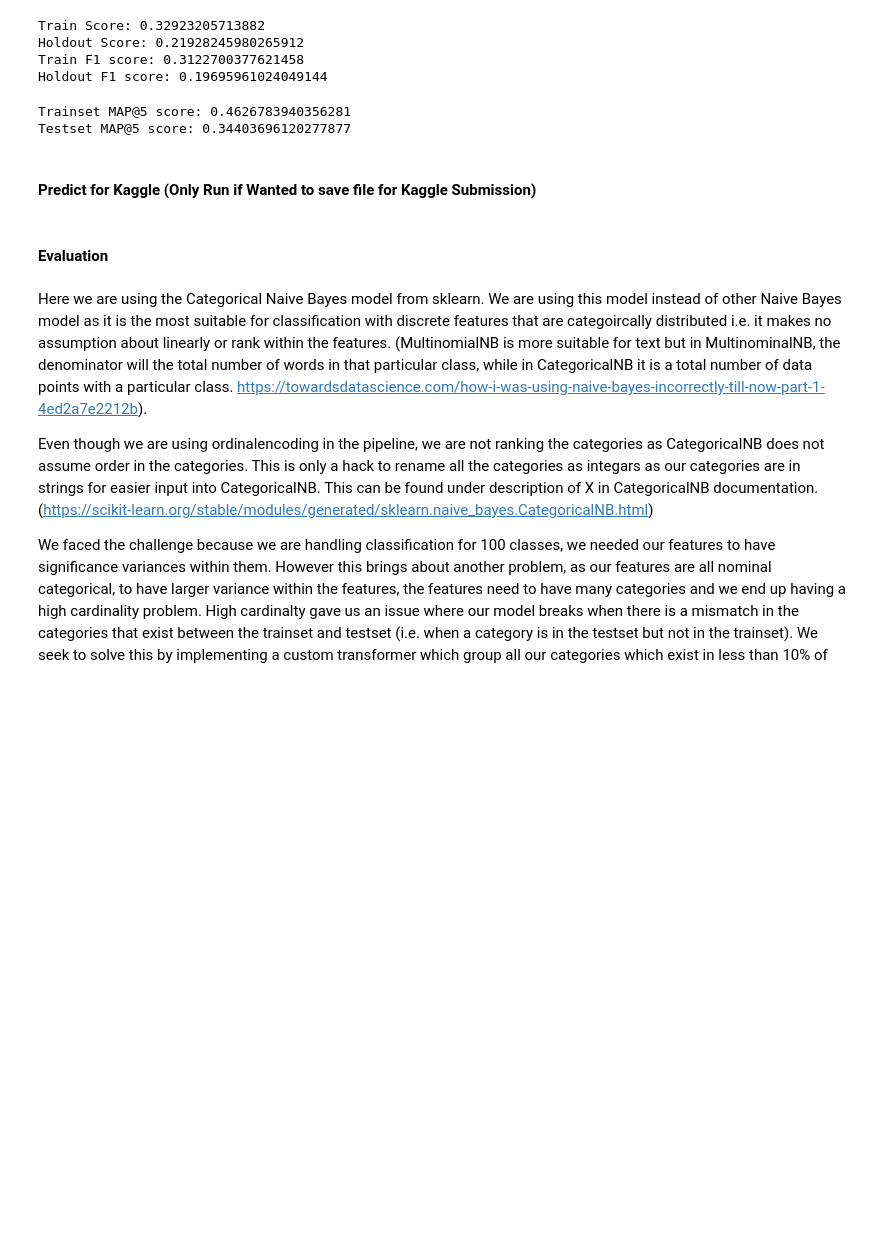
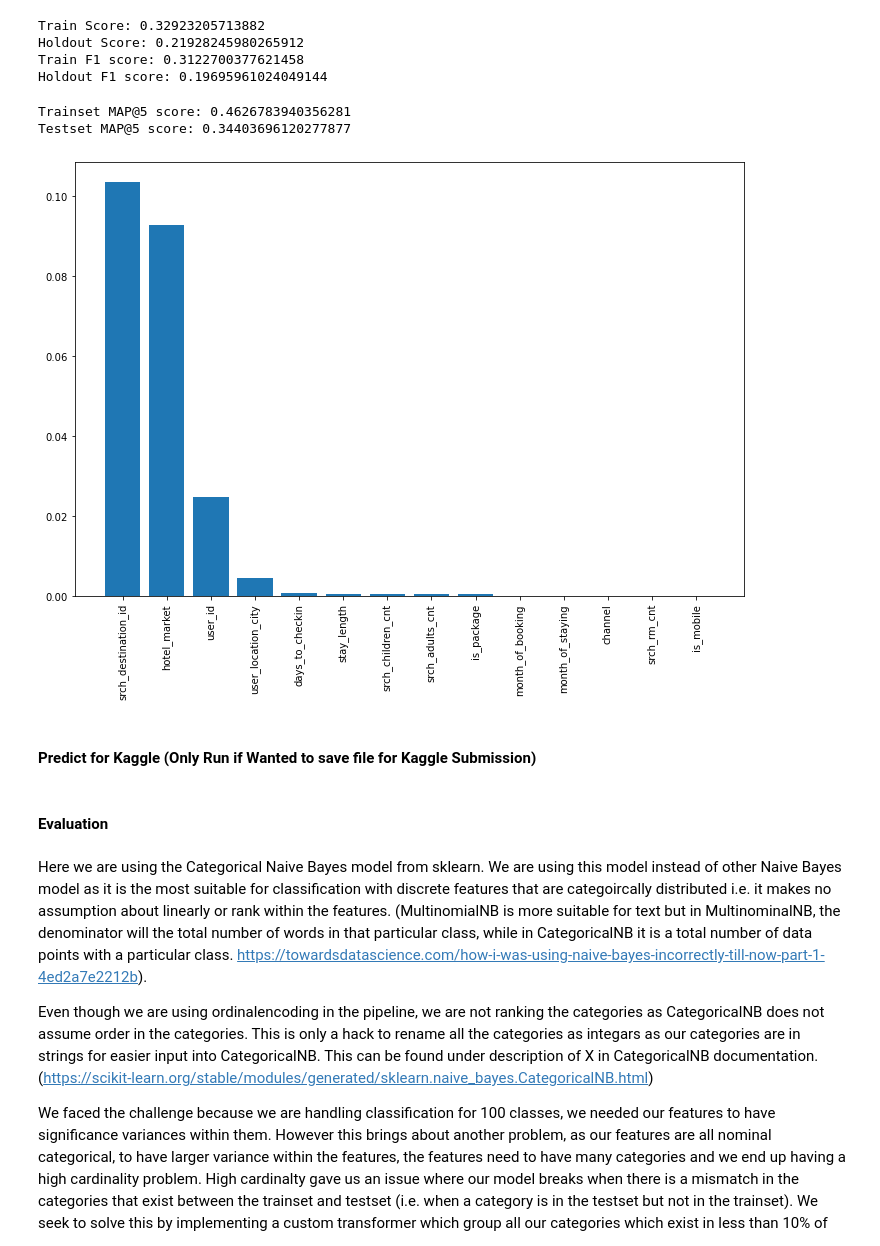
Before and after one commit to namkungchew/Recommendation-System-Expedia, a Jupyter notebook: code/Part 2.ipynb, the cells around one changed output. Drawn from its saved outputs; the diff is of its cells as text; code cells hidden in the pictures; blank space fills up the shorter version.

```diff
--- a/code/Part 2.ipynb
+++ b/code/Part 2.ipynb
@@ -574,6 +574,21 @@ print(f'Testset MAP@5 score: {mapk_score(model, X_hold, y_hold)}')
 # %% [output]
 Trainset MAP@5 score: 0.4626783940356281
 Testset MAP@5 score: 0.34403696120277877
+# %%
+from sklearn.inspection import permutation_importance
+
+imps = permutation_importance(model, X_hold, y_hold)
+importances = imps.importances_mean
+
+features_importance = pd.DataFrame(X_hold.columns, columns = ['features']).set_index('features')
+features_importance['importance'] = importances
+features_importance.sort_values('importance', ascending = False, inplace = True)
+
+plt.figure(figsize = (12,8))
+plt.bar(x = features_importance.index, height = features_importance['importance'])
+plt.xticks(rotation = 90);
+# %% [output]
+[figure, added]
 # %% [markdown]
 #### Predict for Kaggle (Only Run if Wanted to save file for Kaggle Submission)
 # %%
```
Also changed, not shown: parts of 41 cells of this notebook, 2 other files.
